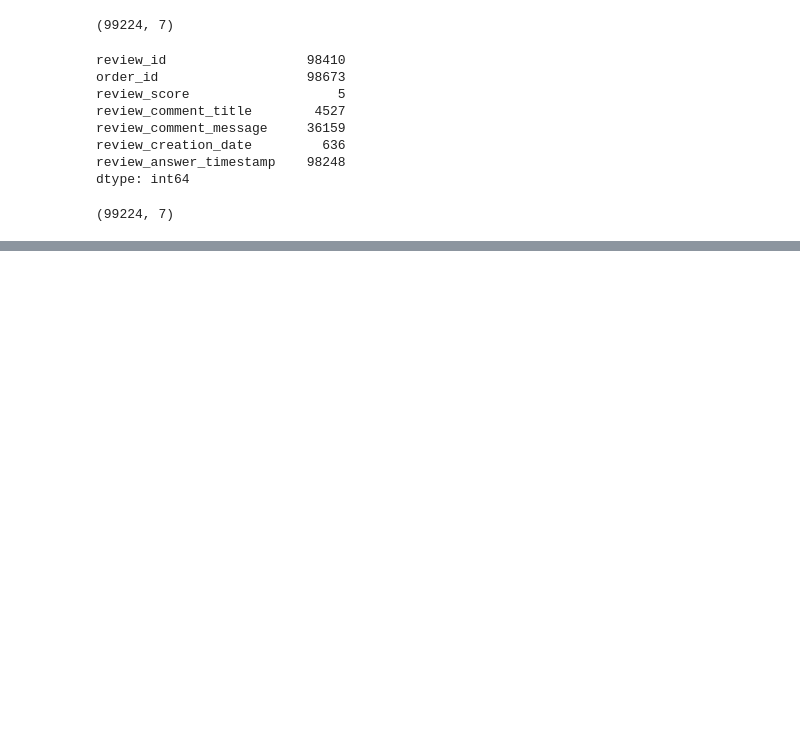
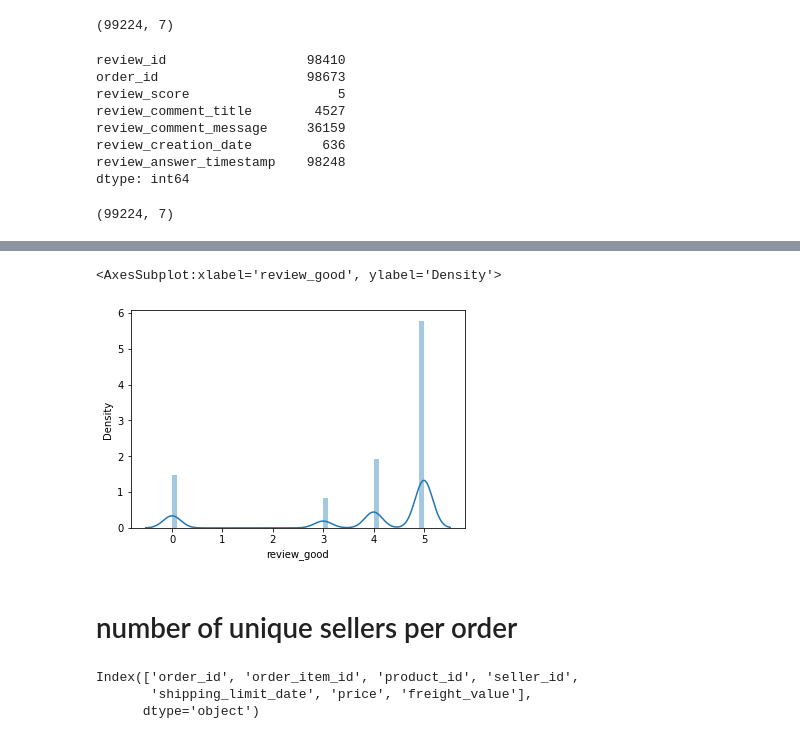
Before and after one commit to 1985shree/olist, a Jupyter notebook: notebooks/note4_reviews_and_sellers.ipynb, the cells around one changed output, grey strips where cells are left out. Cells and saved outputs as stored; diff of their text form; code cells hidden in the pictures; blank space fills up the shorter version.

```diff
--- a/notebooks/note4_reviews_and_sellers.ipynb
+++ b/notebooks/note4_reviews_and_sellers.ipynb
@@ -122,0 +140,7 @@ reviews['review_'] = reviews['review_score'].apply(lambda x: 1 if x == 5 else 0)
+# %%
+sns.distplot(reviews.review_good)
+# %% [output]
+<AxesSubplot:xlabel='review_good', ylabel='Density'>
+[figure, added]
+# %% [markdown]
+# number of unique sellers per order
@@ -122,0 +149,6 @@ reviews['review_'] = reviews['review_score'].apply(lambda x: 1 if x == 5 else 0)
+# %%
+order_items.columns
+# %% [output]
+Index(['order_id', 'order_item_id', 'product_id', 'seller_id',
+       'shipping_limit_date', 'price', 'freight_value'],
+      dtype='object')
```
Also changed, not shown: parts of 9 cells of this notebook.
